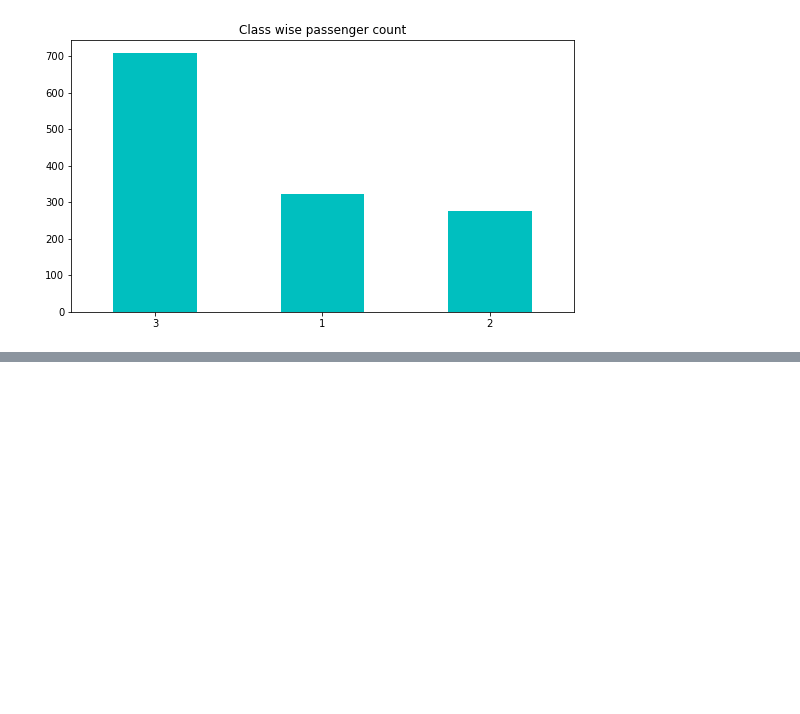
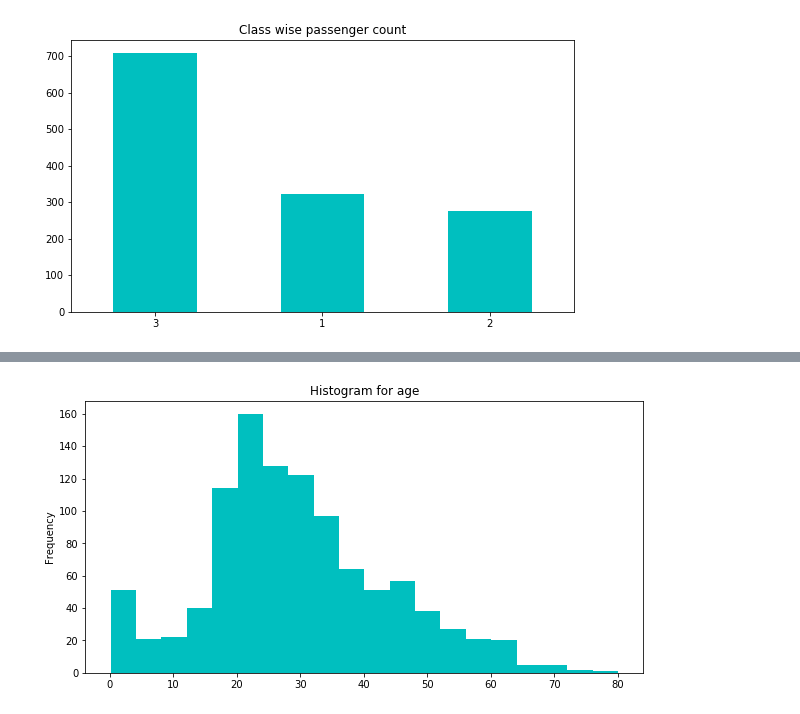
Before and after one commit to stompydragons/hello-world, a Jupyter notebook: 05_DoingDataAnalysis/06 Exploring the titanic data.ipynb, the cells around one changed output, grey strips where cells are left out. Saved outputs shown, nothing was run; the diff lists cells and outputs as text; code cells hidden in the pictures; blank space fills up the shorter version.

```diff
--- a/05_DoingDataAnalysis/06 Exploring the titanic data.ipynb
+++ b/05_DoingDataAnalysis/06 Exploring the titanic data.ipynb
@@ -392,0 +422,5 @@ df.Pclass.value_counts().plot(kind='bar', title='Class wise passenger count', ro
+# %%
+# use the bins property to change the number of bins pandas uses
+df.Age.plot(kind='hist', title="Histogram for age", color="c", figsize=(10,5), bins=20);
+# %% [output]
+[figure, added]
```
Also changed, not shown: parts of 31 cells of this notebook, 1 other file.
